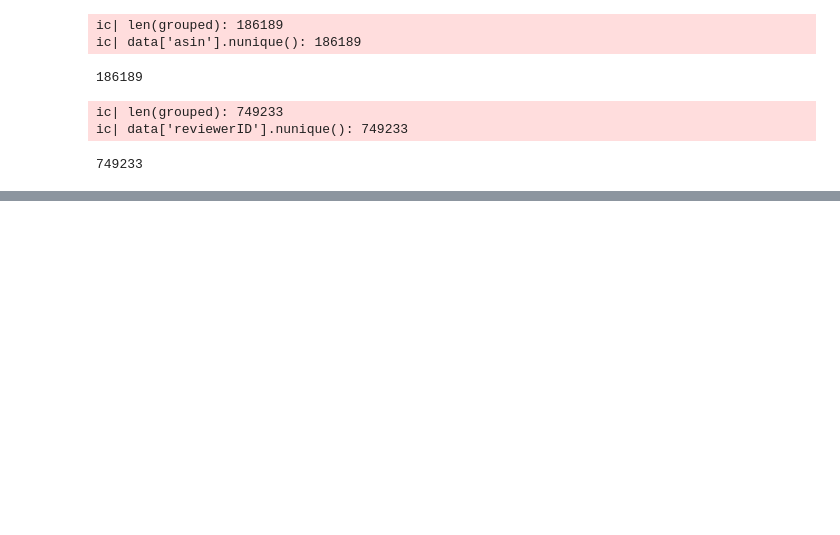
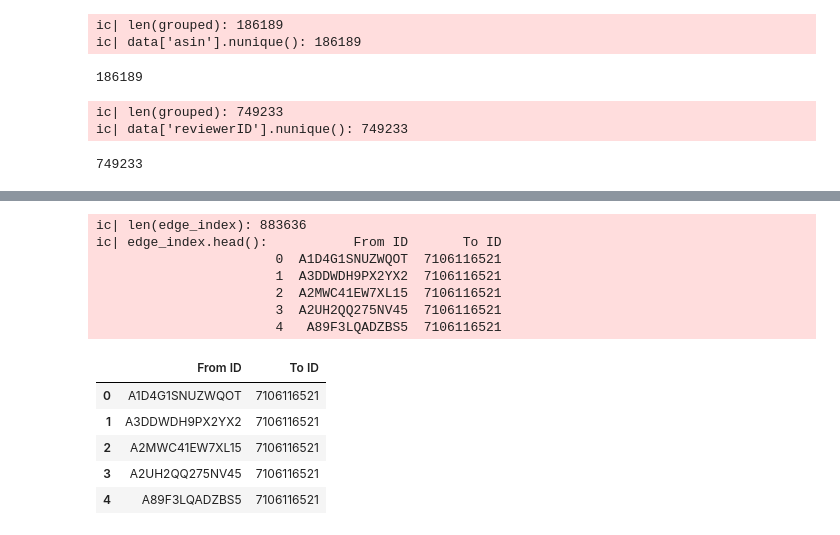
Before and after one commit to Sager611/TabGT, a Jupyter notebook: data/amazon-review-v2.ipynb, the cells around one changed output, grey strips where cells are left out. Drawn from its saved outputs; the diff is of its cells as text; code cells hidden in the pictures; blank space fills up the shorter version.

```diff
--- a/data/amazon-review-v2.ipynb
+++ b/data/amazon-review-v2.ipynb
@@ -110 +124,20 @@ ic| len(data): 883636
 883636
+# %%
+# create an edge list out of preproccessed_data using From ID and To ID
+edge_index = preprocessed_data[['From ID', 'To ID']]
+ic(len(edge_index))
+ic(edge_index.head())
+# %% [output]
+ic| len(edge_index): 883636
+ic| edge_index.head():           From ID       To ID
+                       0  A1D4G1SNUZWQOT  7106116521
+                       1  A3DDWDH9PX2YX2  7106116521
+                       2  A2MWC41EW7XL15  7106116521
+                       3  A2UH2QQ275NV45  7106116521
+                       4   A89F3LQADZBS5  7106116521
+|  | From ID | To ID |
+| 0 | A1D4G1SNUZWQOT | 7106116521 |
+| 1 | A3DDWDH9PX2YX2 | 7106116521 |
+| 2 | A2MWC41EW7XL15 | 7106116521 |
+| 3 | A2UH2QQ275NV45 | 7106116521 |
+| 4 | A89F3LQADZBS5 | 7106116521 |
```
Also changed, not shown: parts of 6 cells of this notebook.
